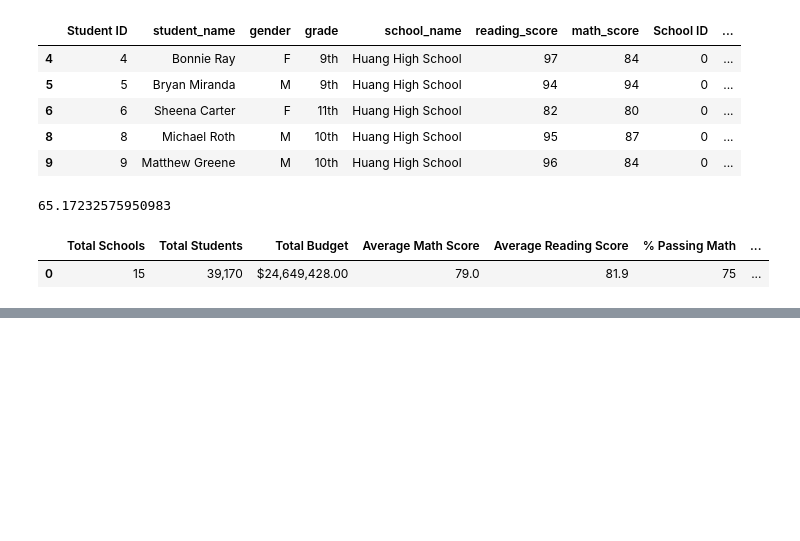
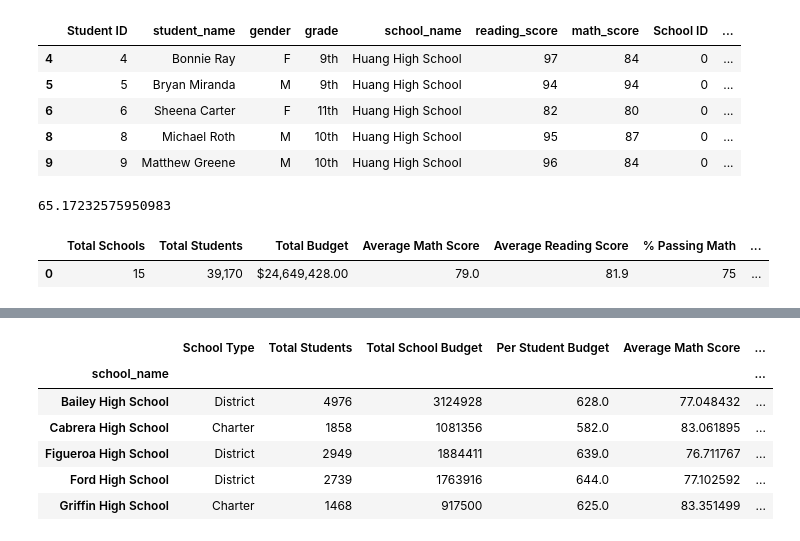
Before and after one commit to lbelnap20/School_District_Analysis, a Jupyter notebook: PyCitySchools.ipynb, the cells around one changed output, grey strips where cells are left out. Saved outputs shown, nothing was run; the diff lists cells and outputs as text; code cells hidden in the pictures; blank space fills up the shorter version.

Commit message:
Per school summary added

```diff
--- a/PyCitySchools.ipynb
+++ b/PyCitySchools.ipynb
@@ -256,0 +498,7 @@ districtSummary_df
+# %%
+#Find percentage of passing students per school
+
+perPassingMathPercent = perSchoolPassingMath / perSchoolCounts *100
+perPassingReadingPercent = perSchoolPassingReading / perSchoolCounts *100
+
+perPassingMathPercent
@@ -256,0 +527,5 @@ districtSummary_df
+# %%
+#Find students who passed both reading AND math
+perPassingBoth = schoolDataComplete_df[(schoolDataComplete_df["math_score"] >= 70)
+                                      & (schoolDataComplete_df["reading_score"] >= 70)]
+perPassingBoth.head()
@@ -256,0 +539,4 @@ districtSummary_df
+# %%
+#find total number of students who passed both per school
+perPassingBoth = perPassingBoth.groupby(["school_name"]).count()["student_name"]
+perPassingBoth
@@ -256,0 +561,5 @@ districtSummary_df
+# %%
+#find perentage of passing both
+perOverallPassingPercent = perPassingBoth / perSchoolCounts * 100
+
+perOverallPassingPercent
@@ -256,0 +584,22 @@ districtSummary_df
+# %%
+# Adding a list of values with keys to create a new DataFrame.
+
+perSchoolSummary_df = pd.DataFrame({
+             "School Type": perSchoolTypes,
+             "Total Students": perSchoolCounts,
+             "Total School Budget": perSchoolBudget,
+             "Per Student Budget": perSchoolCapita,
+             "Average Math Score": perSchoolAvgMath,
+           "Average Reading Score": perSchoolAvgReading,
+           "% Passing Math": perPassingMathPercent,
+           "% Passing Reading": perPassingReadingPercent,
+           "% Overall Passing": perOverallPassingPercent})
+perSchoolSummary_df.head()
+# %% [output]
+|  | School Type | Total Students | Total School Budget | Per Student Budget | Average Math Score | ... |
+| school_name |  |  |  |  |  | ... |
+| Bailey High School | District | 4976 | 3124928 | 628.0 | 77.048432 | ... |
+| Cabrera High School | Charter | 1858 | 1081356 | 582.0 | 83.061895 | ... |
+| Figueroa High School | District | 2949 | 1884411 | 639.0 | 76.711767 | ... |
+| Ford High School | District | 2739 | 1763916 | 644.0 | 77.102592 | ... |
+| Griffin High School | Charter | 1468 | 917500 | 625.0 | 83.351499 | ... |
```
Also changed, not shown: parts of 20 cells of this notebook.
